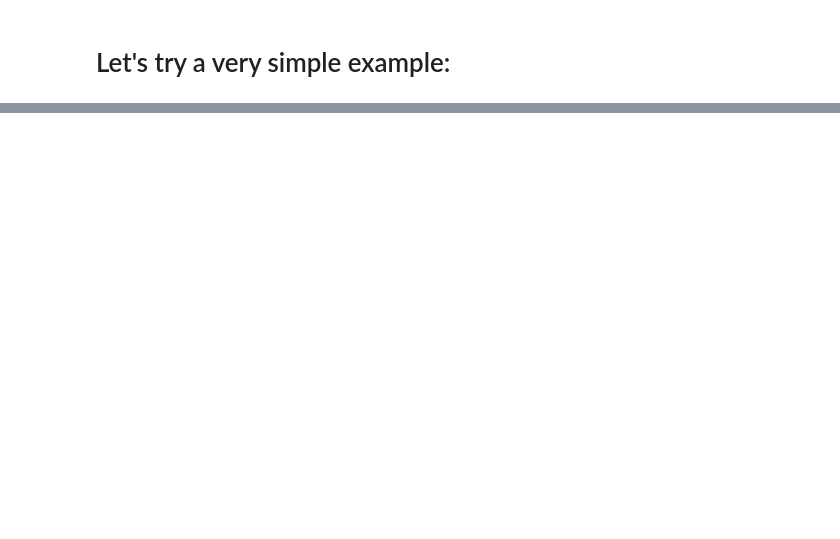
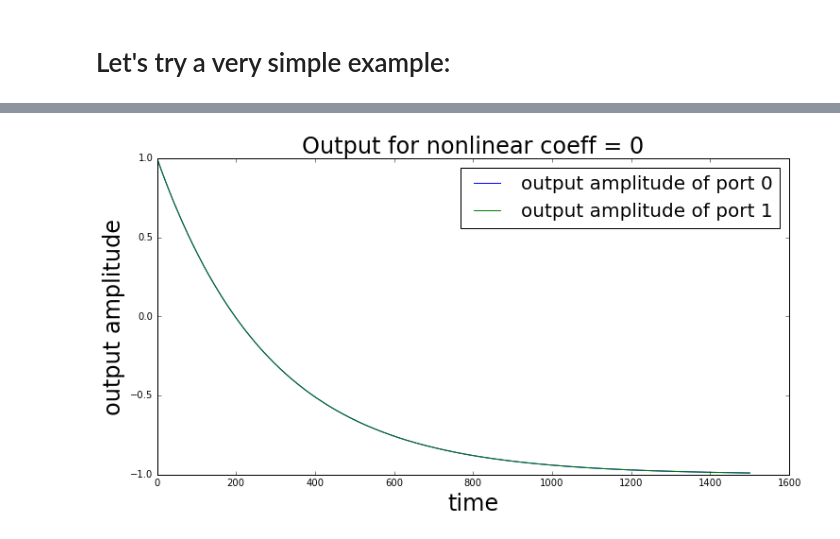
Before and after one commit to tabakg/potapov_interpolation, a Jupyter notebook: Time_Sims_nonlin_testing_and_comments.ipynb, the cells around one changed output, grey strips where cells are left out. Cells and saved outputs as stored; diff of their text form; code cells hidden in the pictures; blank space fills up the shorter version.

Commit message:
fixed bug with chi_function

```diff
--- a/Time_Sims_nonlin_testing_and_comments.ipynb
+++ b/Time_Sims_nonlin_testing_and_comments.ipynb
@@ -158,0 +187,6 @@ for k in sorted(keys):
+# %%
+## Make Hamiltonian and equations of motion
+
+ham = Hamiltonian.Hamiltonian(Ex.roots,modes,Ex.delays,Omega=-1j*A_d)
+ham.chi_nonlinearities = []
+ham.nonlin_coeff=0.1
@@ -158,0 +205,8 @@ for k in sorted(keys):
+# %%
+
+eq_mot = ham.make_eq_motion()
+
+a_in = lambda t: np.asmatrix([1.]*np.shape(D_d)[-1]).T  ## make a sample input function
+
+f = Time_Sims_nonlin.make_f(eq_mot,B_d,a_in)
+f_lin = Time_Sims_nonlin.make_f_lin(A_d,B_d,a_in)
@@ -158,0 +215,12 @@ for k in sorted(keys):
+# %%
+y0 = np.asmatrix([0.]*10).T
+Y_lin = Time_Sims_nonlin.run_ODE(f_lin, a_in, C_d, D_d, 2*M, T = 15, dt = 0.01)  ## select f here.
+Y_nonlin = Time_Sims_nonlin.run_ODE(f, a_in, C_d, D_d, 2*M, T = 15, dt = 0.01)  ## select f here.
+# %%
+plt.figure(figsize=(12,6))
+for i in range(2):
+    plt.plot( [ (y[i][0,0]).real for y in Y_nonlin],label = 'output amplitude of port '+str(i))
+    plt.xlabel('time',{'fontsize': 24})
+    plt.ylabel('output amplitude',{'fontsize': 24})
+    plt.title('Output for nonlinear coeff = ' + str(ham.nonlin_coeff) ,{'fontsize': 24})
+    plt.legend(loc='upper right',fontsize=20)
@@ -158,0 +229,10 @@ for k in sorted(keys):
+# %%
+plt.figure(figsize=(12,6))
+for i in range(2):
+    plt.plot( [ (y[i][0,0]).real for y in Y_lin],label = 'output amplitude of port '+str(i))
+    plt.xlabel('time',{'fontsize': 24})
+    plt.ylabel('output amplitude',{'fontsize': 24})
+    plt.title('Output for nonlinear coeff = ' + str(0),{'fontsize': 24})
+    plt.legend(loc='upper right',fontsize=20)
+# %% [output]
+[figure, added]
```
Also changed, not shown: parts of 17 cells of this notebook, 2 other files.
